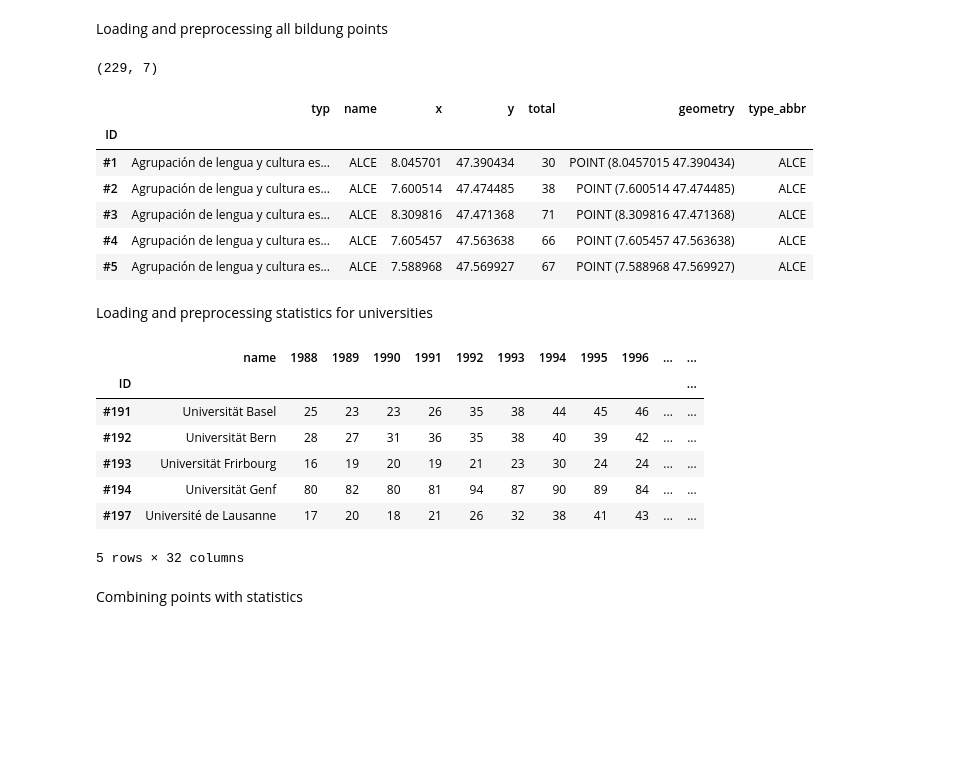
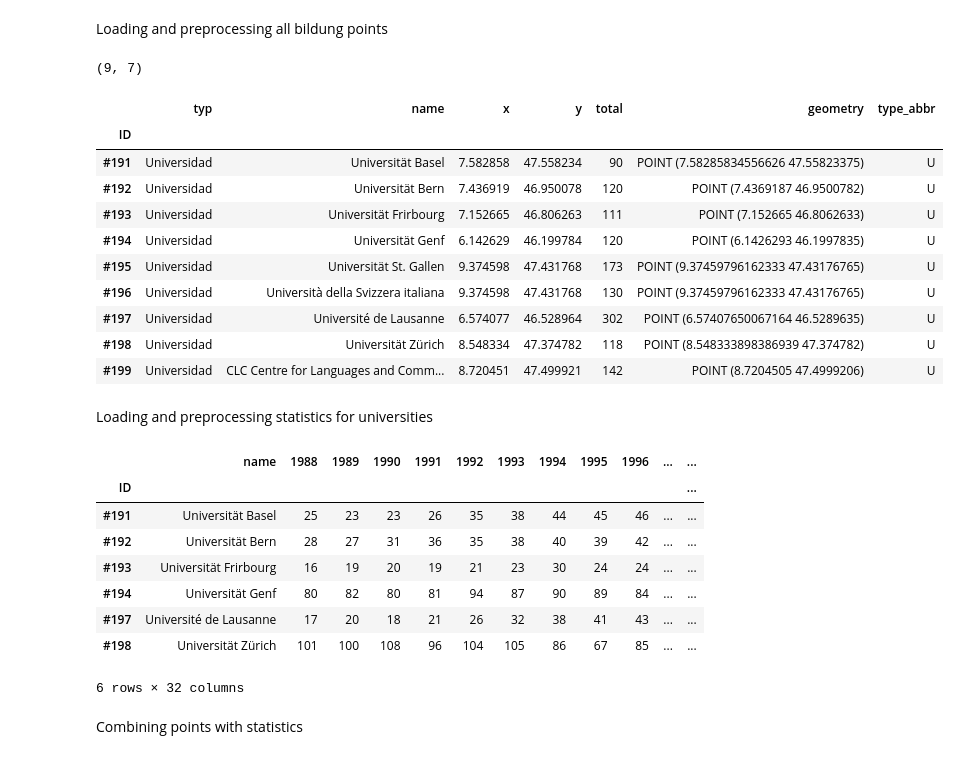
Before and after one commit to SebastianHafner/mapaespanolsuiza, a Jupyter notebook: preprocessing/data_preprocessing.ipynb, the cells around one changed output. Cells and saved outputs as stored; diff of their text form; code cells hidden in the pictures; blank space fills up the shorter version.

```diff
--- a/preprocessing/data_preprocessing.ipynb
+++ b/preprocessing/data_preprocessing.ipynb
@@ -570,45 +597,50 @@ df_bildung['ID']= df_bildung['ID'].astype(str)
 
 
 # assign abbreviations for the different types of schools
 dict_type_abbreviations = {
     'Agrupación de lengua y cultura española': 'ALCE',
     'Diploma de español lengua extranjera': 'DELE',
     'Instituto de ensenãnza media': 'IEM',
     'Universidad': 'U',
     'Centro universitário de idiomas': 'CUI',
     'Escuela de enseñanza primaria ': 'EEP'
 }
 df_bildung['type_abbr'] = df_bildung.apply(lambda x: dict_type_abbreviations[x['Typ']], axis=1)
 
 gdf_bildung = gpd.GeoDataFrame(df_bildung, geometry='geometry')
 
 
 # renaming columns
 gdf_bildung = gdf_bildung.rename(columns={
     'Typ': 'typ',
     'Name': 'name',
     'Total': 'total'
 })
 
 # setting primary key
 gdf_bildung = gdf_bildung.set_index('ID')
+gdf_unis = gdf_bildung[gdf_bildung['typ'] == 'Universidad']
+print(gdf_unis.shape)
 
-print(gdf_bildung.shape)
 
-gdf_bildung.head()
+gdf_unis.head(100)
 # %% [output]
-(229, 7)
+(9, 7)
 |  | typ | name | x | y | total | geometry | type_abbr |
 | ID |  |  |  |  |  |  |  |
-| #1 | Agrupación de lengua y cultura es... | ALCE | 8.045701 | 47.390434 | 30 | POINT (8.0457015 47.390434) | ALCE |
-| #2 | Agrupación de lengua y cultura es... | ALCE | 7.600514 | 47.474485 | 38 | POINT (7.600514 47.474485) | ALCE |
-| #3 | Agrupación de lengua y cultura es... | ALCE | 8.309816 | 47.471368 | 71 | POINT (8.309816 47.471368) | ALCE |
-| #4 | Agrupación de lengua y cultura es... | ALCE | 7.605457 | 47.563638 | 66 | POINT (7.605457 47.563638) | ALCE |
-| #5 | Agrupación de lengua y cultura es... | ALCE | 7.588968 | 47.569927 | 67 | POINT (7.588968 47.569927) | ALCE |
+| #191 | Universidad | Universität Basel | 7.582858 | 47.558234 | 90 | POINT (7.58285834556626 47.55823375) | U |
+| #192 | Universidad | Universität Bern | 7.436919 | 46.950078 | 120 | POINT (7.4369187 46.9500782) | U |
+| #193 | Universidad | Universität Frirbourg | 7.152665 | 46.806263 | 111 | POINT (7.152665 46.8062633) | U |
+| #194 | Universidad | Universität Genf | 6.142629 | 46.199784 | 120 | POINT (6.1426293 46.1997835) | U |
+| #195 | Universidad | Universität St. Gallen | 9.374598 | 47.431768 | 173 | POINT (9.37459796162333 47.43176765) | U |
+| #196 | Universidad | Università della Svizzera italiana | 9.374598 | 47.431768 | 130 | POINT (9.37459796162333 47.43176765) | U |
+| #197 | Universidad | Université de Lausanne | 6.574077 | 46.528964 | 302 | POINT (6.57407650067164 46.5289635) | U |
+| #198 | Universidad | Universität Zürich | 8.548334 | 47.374782 | 118 | POINT (8.548333898386939 47.374782) | U |
+| #199 | Universidad | CLC Centre for Languages and Comm... | 8.720451 | 47.499921 | 142 | POINT (8.7204505 47.4999206) | U |
 # %% [markdown]
 Loading and preprocessing statistics for universities
 # %%
-fname_stats = '11_BFS_IberischeSLW.xlsx'
+fname_stats = 'Karte3_Universitäten.xlsx'
 
 df_uni_stats = pd.read_excel(f'{path_languages}{fname_stats}', sheet_name='Studierende_new')
 df_uni_stats['ID']= df_uni_stats['ID'].astype(str)
@@ -622,7 +654,7 @@ df_uni_stats = df_uni_stats.rename(columns=dict(zip(old_names, new_names)))
 # setting primary key
 df_uni_stats = df_uni_stats.set_index('ID')
 
-df_uni_stats.head()
+df_uni_stats.head(10)
 # %% [output]
 |  | name | 1988 | 1989 | 1990 | 1991 | 1992 | 1993 | 1994 | 1995 | 1996 | ... | ... |
 | ID |  |  |  |  |  |  |  |  |  |  |  | ... |
@@ -631,7 +663,8 @@ df_uni_stats.head()
 | #193 | Universität Frirbourg | 16 | 19 | 20 | 19 | 21 | 23 | 30 | 24 | 24 | ... | ... |
 | #194 | Universität Genf | 80 | 82 | 80 | 81 | 94 | 87 | 90 | 89 | 84 | ... | ... |
 | #197 | Université de Lausanne | 17 | 20 | 18 | 21 | 26 | 32 | 38 | 41 | 43 | ... | ... |
+| #198 | Universität Zürich | 101 | 100 | 108 | 96 | 104 | 105 | 86 | 67 | 85 | ... | ... |
-5 rows × 32 columns
+6 rows × 32 columns
 # %% [markdown]
 Combining points with statistics
 # %%
```
Also changed, not shown: parts of 14 cells of this notebook, 15 other files.
